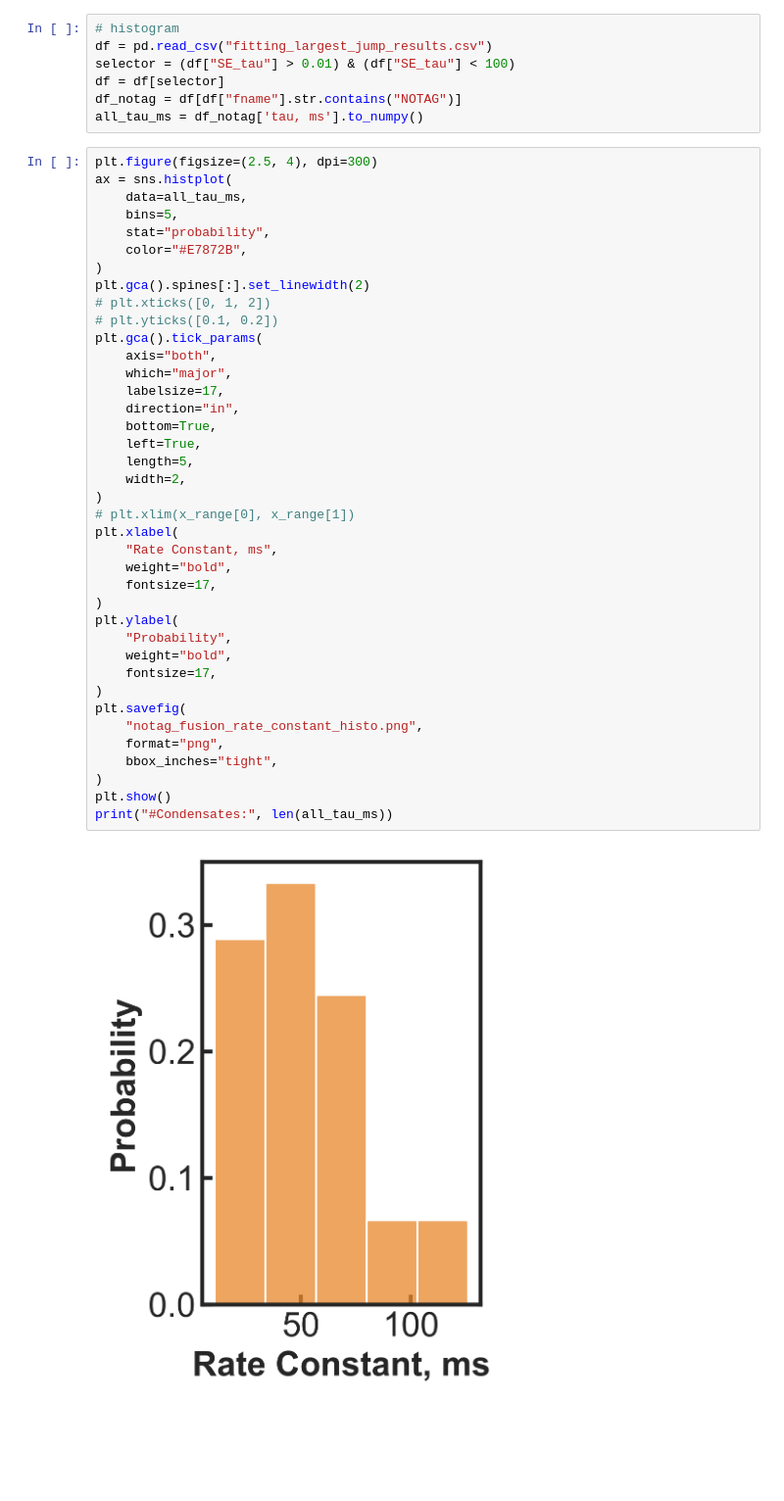
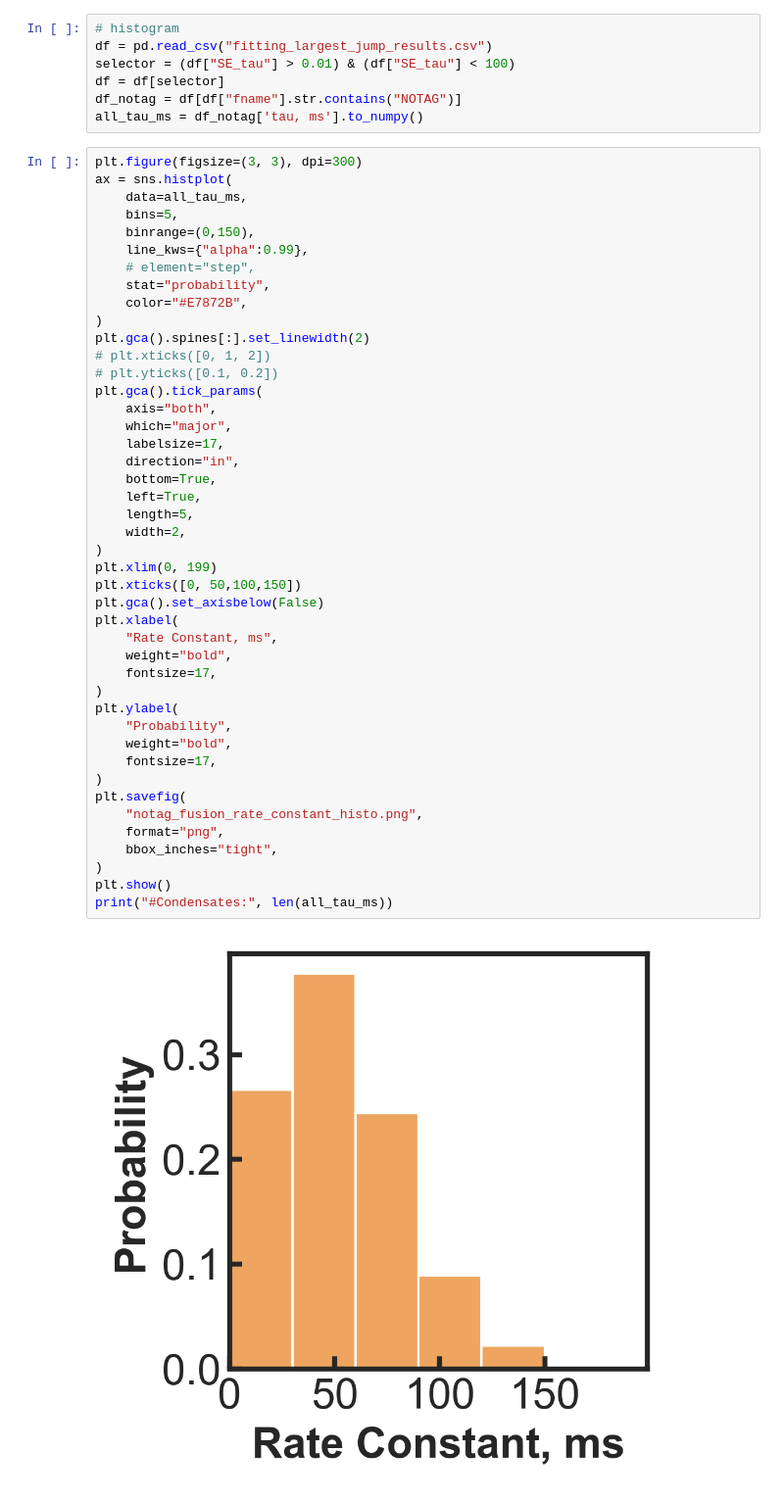
Before and after one commit to walterlab-um/intra_condensate_SPT, a Jupyter notebook: plot_paper_figure/Fig1_CTRAP_fit_histo.ipynb, the cells around one changed output. Shown at 98% size. Drawn from its saved outputs; the diff is of its cells as text; blank space fills up the shorter version.

Commit message:
bring ticks to front
plt.gca().set_axisbelow(False)

```diff
--- a/plot_paper_figure/Fig1_CTRAP_fit_histo.ipynb
+++ b/plot_paper_figure/Fig1_CTRAP_fit_histo.ipynb
@@ -130,10 +130,13 @@ df = df[selector]
 df_notag = df[df["fname"].str.contains("NOTAG")]
 all_tau_ms = df_notag['tau, ms'].to_numpy()
 # %%
-plt.figure(figsize=(2.5, 4), dpi=300)
+plt.figure(figsize=(3, 3), dpi=300)
 ax = sns.histplot(
     data=all_tau_ms,
     bins=5,
+    binrange=(0,150),
+    line_kws={"alpha":0.99},
+    # element="step",
     stat="probability",
     color="#E7872B",
 )
@@ -141,33 +144,35 @@ plt.gca().spines[:].set_linewidth(2)
 # plt.xticks([0, 1, 2])
 # plt.yticks([0.1, 0.2])
 plt.gca().tick_params(
     axis="both",
     which="major",
     labelsize=17,
     direction="in",
     bottom=True,
     left=True,
     length=5,
     width=2,
 )
-# plt.xlim(x_range[0], x_range[1])
+plt.xlim(0, 199)
+plt.xticks([0, 50,100,150])
+plt.gca().set_axisbelow(False)
 plt.xlabel(
     "Rate Constant, ms",
     weight="bold",
     fontsize=17,
 )
 plt.ylabel(
     "Probability",
     weight="bold",
     fontsize=17,
 )
 plt.savefig(
     "notag_fusion_rate_constant_histo.png",
     format="png",
     bbox_inches="tight",
 )
 plt.show()
 print("#Condensates:", len(all_tau_ms))
 # %% [output]
-[figure, old version]
+[figure, new version]
 #Condensates: 45
```
Also changed, not shown: parts of 1 cell of this notebook.
